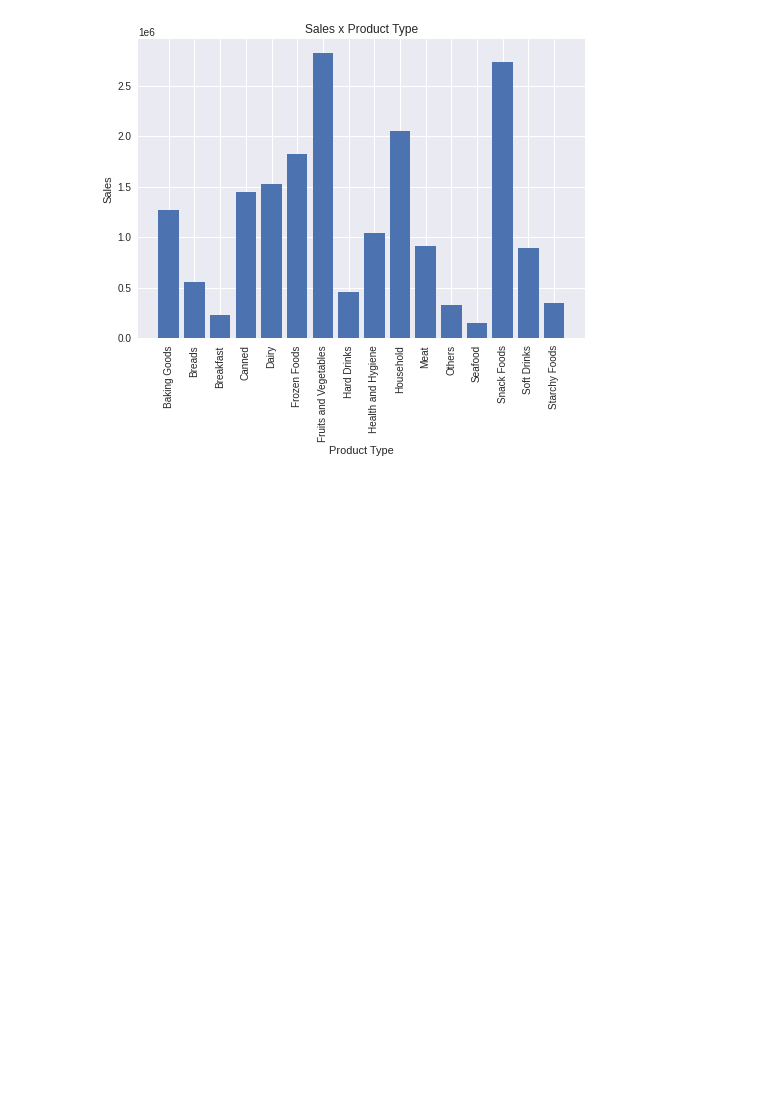
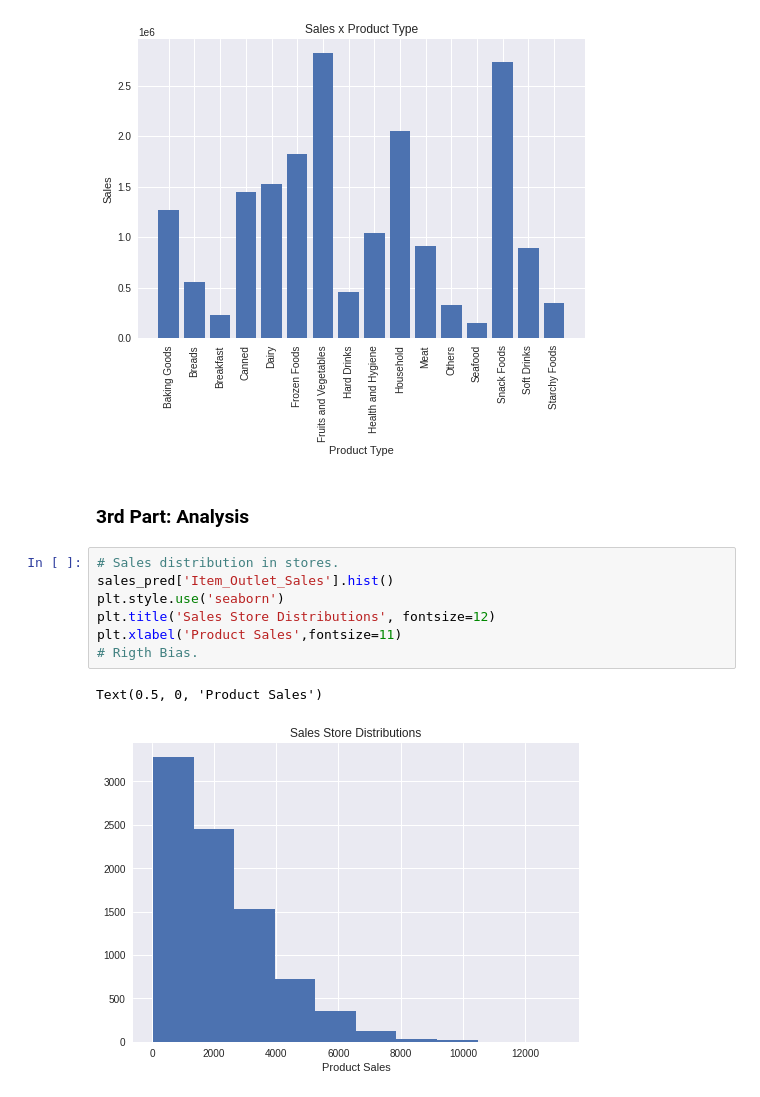
Before and after one commit to Eriqr/sales-predictions, a Jupyter notebook: sales_predictions.ipynb, the cells around one changed output. Drawn from its saved outputs; the diff is of its cells as text; blank space fills up the shorter version.

```diff
--- a/sales_predictions.ipynb
+++ b/sales_predictions.ipynb
@@ -120,3 +119,15 @@ plt.xticks(rotation =90)
 ([0, 1, 2, 3, 4, 5, 6, 7, 8, 9, 10, 11, 12, 13, 14, 15],
  <a list of 16 Text major ticklabel objects>)
 [figure]
+# %% [markdown]
+### **3rd Part: Analysis**
+# %%
+# Sales distribution in stores.
+sales_pred['Item_Outlet_Sales'].hist()
+plt.style.use('seaborn')
+plt.title('Sales Store Distributions', fontsize=12)
+plt.xlabel('Product Sales',fontsize=11)
+# Rigth Bias.
+# %% [output]
+Text(0.5, 0, 'Product Sales')
+[figure, added]
```
Also changed, not shown: parts of 1 cell of this notebook.
